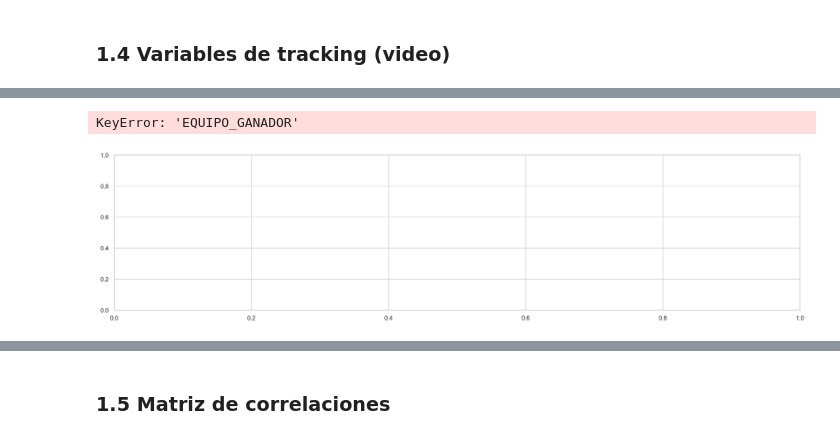
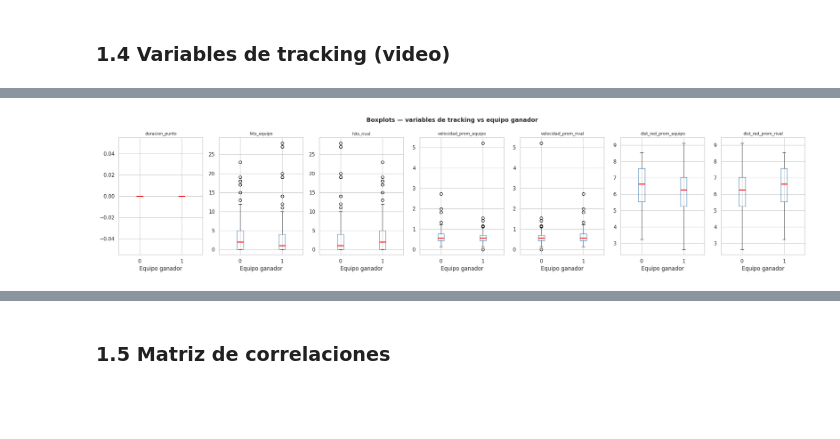
Before and after one commit to Brayan-137/ad-proyecto-final, a Jupyter notebook: parte_2_eda_modelos_base.ipynb, the cells around one changed output, grey strips where cells are left out. Cells and saved outputs as stored; diff of their text form; code cells hidden in the pictures; blank space fills up the shorter version.

```diff
--- a/parte_2_eda_modelos_base.ipynb
+++ b/parte_2_eda_modelos_base.ipynb
@@ -42,15 +51,15 @@ RANDOM_STATE = 42
 # %%
 # Cargar pkl o csv generado en la Parte 1
 try:
-    data = pd.read_pickle("data_con_jugadores.pkl")
+    data = pd.read_pickle("dataframes/data_con_jugadores.pkl")
     print("Cargado desde pickle")
 except FileNotFoundError:
-    data = pd.read_csv("data_con_jugadores.csv")
+    data = pd.read_csv("datafranes/data_con_jugadores.csv")
     print("Cargado desde CSV")
 
 print(f"Shape: {data.shape}")
 print(f"\nVariable objetivo — distribución:")
-print(data["gano_punto"].value_counts())
+print(data["ganador_partido"].value_counts())
 data.head()
 # %% [output]
 Cargado desde pickle
@@ -114,7 +124,7 @@ Sin valores nulos — dataset limpio.
 fig, axes = plt.subplots(1, 2, figsize=(12, 4))
 
 # Ganadores por partido
-ganador_partido = data.groupby("partido")["gano_punto"].first().value_counts().sort_index()
+ganador_partido = data["ganador_partido"].value_counts().sort_index()
 axes[0].bar(["Equipo 1", "Equipo 2"], ganador_partido.values, color=["steelblue", "coral"])
 axes[0].set_title("Ganadores por partido", fontsize=13)
 axes[0].set_ylabel("N° partidos")
@@ -146,11 +156,13 @@ Balance: 50.0% / 50.0%
 ### 1.3 Variables de marcador y contexto
 # %%
 vars_contexto = [
-    "MARCADOR_EQUIPO_1", "MARCADOR_EQUIPO_2",
-    "DIFERENCIA_MARCADOR", "PUNTOS_JUGADOS",
-    "WINRATE_ACUM_E1", "WINRATE_ACUM_E2",
-    "RACHA_EQUIPO_1", "RACHA_EQUIPO_2",
-    "PUNTOS_ULTIMOS_5_E1", "PUNTOS_ULTIMOS_5_E2"
+    "marcador_equipo",
+    "marcador_rival",
+    "diferencia_marcador",
+    "win_rate_acum_equipo",
+    "racha_ultimos3_equipo",
+    "racha_ultimos3_rival",
+    "ganador_partido"
 ]
 # Filtrar solo las que existen en el dataframe
 vars_contexto = [v for v in vars_contexto if v in data.columns]
@@ -160,7 +172,7 @@ axes = axes.flatten()
 
 for i, var in enumerate(vars_contexto):
     for eq, color in [(1, "steelblue"), (2, "coral")]:
-        subset = data[data["EQUIPO_GANADOR"] == eq][var]
+        subset = data[data["ganador_partido"] == eq][var]
         axes[i].hist(subset, alpha=0.6, color=color, label=f"E{eq} gana", bins=15)
     axes[i].set_title(var, fontsize=9)
     axes[i].legend(fontsize=7)
@@ -222,28 +262,31 @@ plt.show()
 # %%
 # Boxplots comparativos — variables de tracking clave
 vars_box = [v for v in [
-    "duracion_punto", "hits_e1", "hits_e2",
-    "velocidad_prom_e1", "velocidad_prom_e2",
-    "dist_red_prom_e1", "dist_red_prom_e2"
+    "duracion_punto",
+    "hits_equipo",
+    "hits_rival",
+    "velocidad_prom_equipo",
+    "velocidad_prom_rival",
+    "dist_red_prom_equipo",
+    "dist_red_prom_rival"
 ] if v in data.columns]
 
 fig, axes = plt.subplots(1, len(vars_box), figsize=(22, 5))
 if len(vars_box) == 1:
     axes = [axes]
 
 for i, var in enumerate(vars_box):
-    data.boxplot(column=var, by="gano_punto", ax=axes[i],
+    data.boxplot(column=var, by="ganador_partido", ax=axes[i],
                  boxprops=dict(color="steelblue"),
                  medianprops=dict(color="red", linewidth=2))
     axes[i].set_title(var, fontsize=9)
     axes[i].set_xlabel("Equipo ganador")
 
 plt.suptitle("Boxplots — variables de tracking vs equipo ganador", fontsize=13, fontweight="bold")
 plt.tight_layout()
 plt.show()
 # %% [output]
-KeyError: 'EQUIPO_GANADOR'
-[figure, old version]
+[figure, new version]
 # %%
 # Medias por equipo ganador — tracking
 print("Medias de variables de tracking por equipo ganador:")
```
Also changed, not shown: parts of 33 cells of this notebook, 17 other files.
